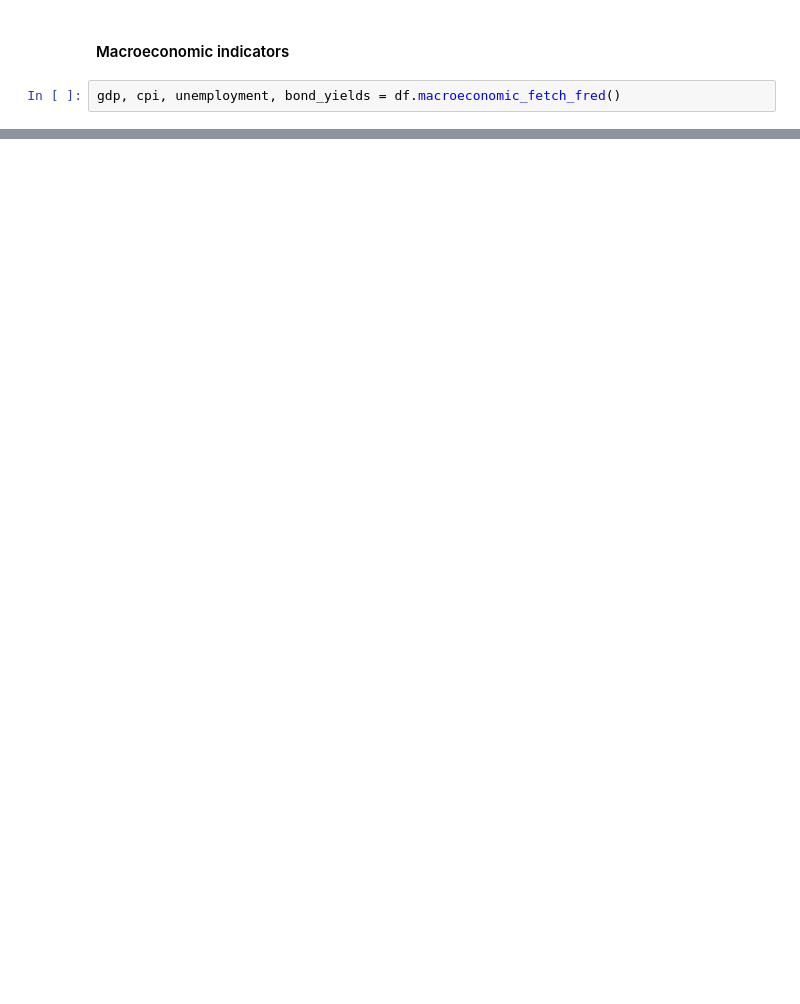
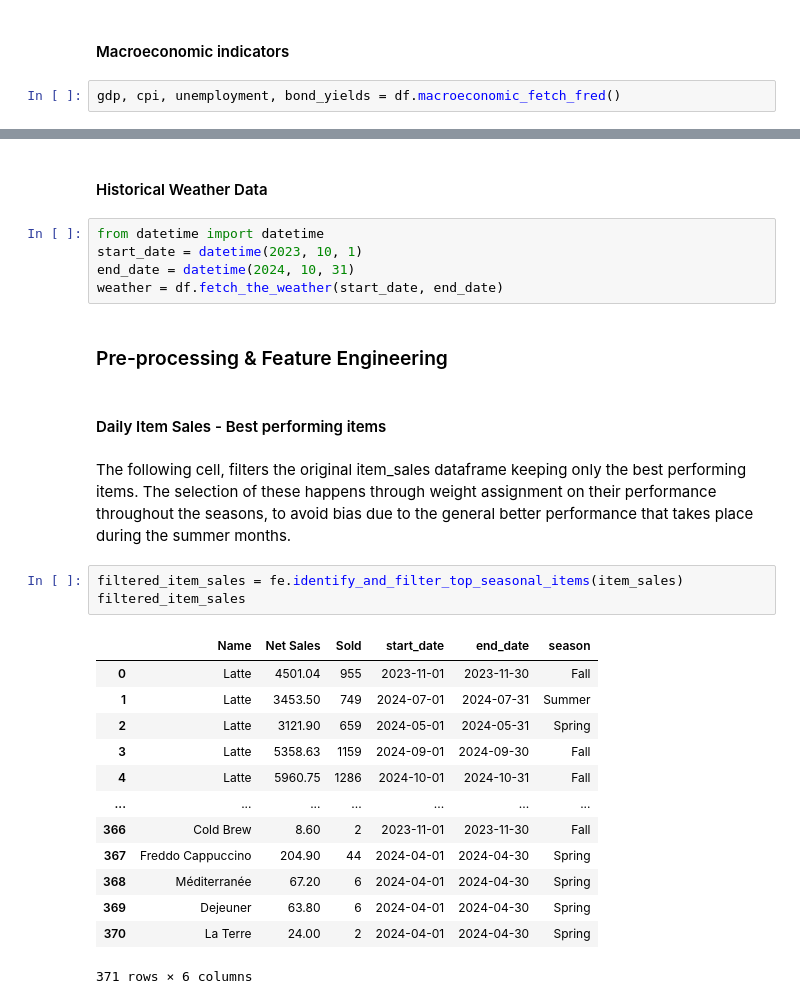
Before and after one commit to Vasilis-christopoulos/cafe-sales-forecasting, a Jupyter notebook: cafe_sales_analysis.ipynb, the cells around one changed output, grey strips where cells are left out. Drawn from its saved outputs; the diff is of its cells as text; blank space fills up the shorter version.

```diff
--- a/cafe_sales_analysis.ipynb
+++ b/cafe_sales_analysis.ipynb
@@ -165,0 +159,30 @@ dtype: float64
+# %% [markdown]
+#### Historical Weather Data
+# %%
+from datetime import datetime
+start_date = datetime(2023, 10, 1)
+end_date = datetime(2024, 10, 31)
+weather = df.fetch_the_weather(start_date, end_date)
+# %% [markdown]
+### Pre-processing & Feature Engineering
+# %% [markdown]
+#### Daily Item Sales - Best performing items
+# %% [markdown]
+The following cell, filters the original item_sales dataframe keeping only the best performing items. The selection of these happens through weight assignment on their performance throughout the seasons, to avoid bias due to the general better performance that takes place during the summer months.
+# %%
+filtered_item_sales = fe.identify_and_filter_top_seasonal_items(item_sales)
+filtered_item_sales
+# %% [output]
+|  | Name | Net Sales | Sold | start_date | end_date | season |
+| 0 | Latte | 4501.04 | 955 | 2023-11-01 | 2023-11-30 | Fall |
+| 1 | Latte | 3453.50 | 749 | 2024-07-01 | 2024-07-31 | Summer |
+| 2 | Latte | 3121.90 | 659 | 2024-05-01 | 2024-05-31 | Spring |
+| 3 | Latte | 5358.63 | 1159 | 2024-09-01 | 2024-09-30 | Fall |
+| 4 | Latte | 5960.75 | 1286 | 2024-10-01 | 2024-10-31 | Fall |
+| ... | ... | ... | ... | ... | ... | ... |
+| 366 | Cold Brew | 8.60 | 2 | 2023-11-01 | 2023-11-30 | Fall |
+| 367 | Freddo Cappuccino | 204.90 | 44 | 2024-04-01 | 2024-04-30 | Spring |
+| 368 | Méditerranée | 67.20 | 6 | 2024-04-01 | 2024-04-30 | Spring |
+| 369 | Dejeuner | 63.80 | 6 | 2024-04-01 | 2024-04-30 | Spring |
+| 370 | La Terre | 24.00 | 2 | 2024-04-01 | 2024-04-30 | Spring |
+371 rows × 6 columns
```
Also changed, not shown: parts of 47 cells of this notebook, 3 other files.
